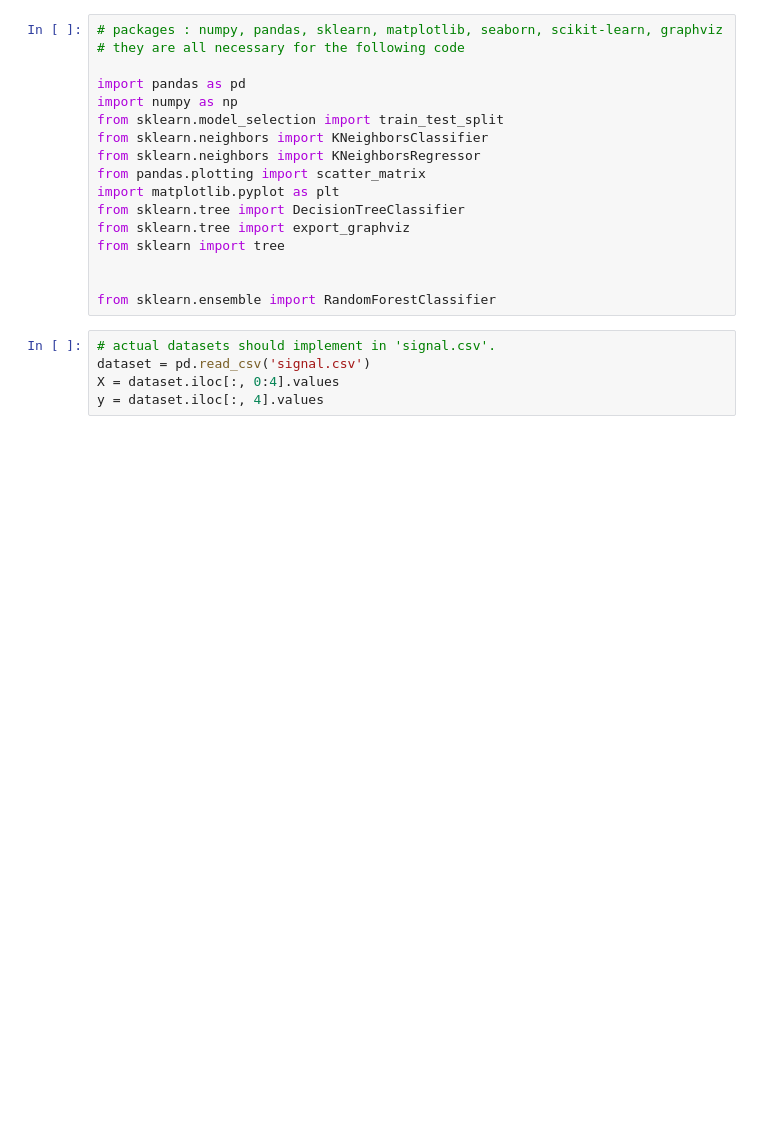
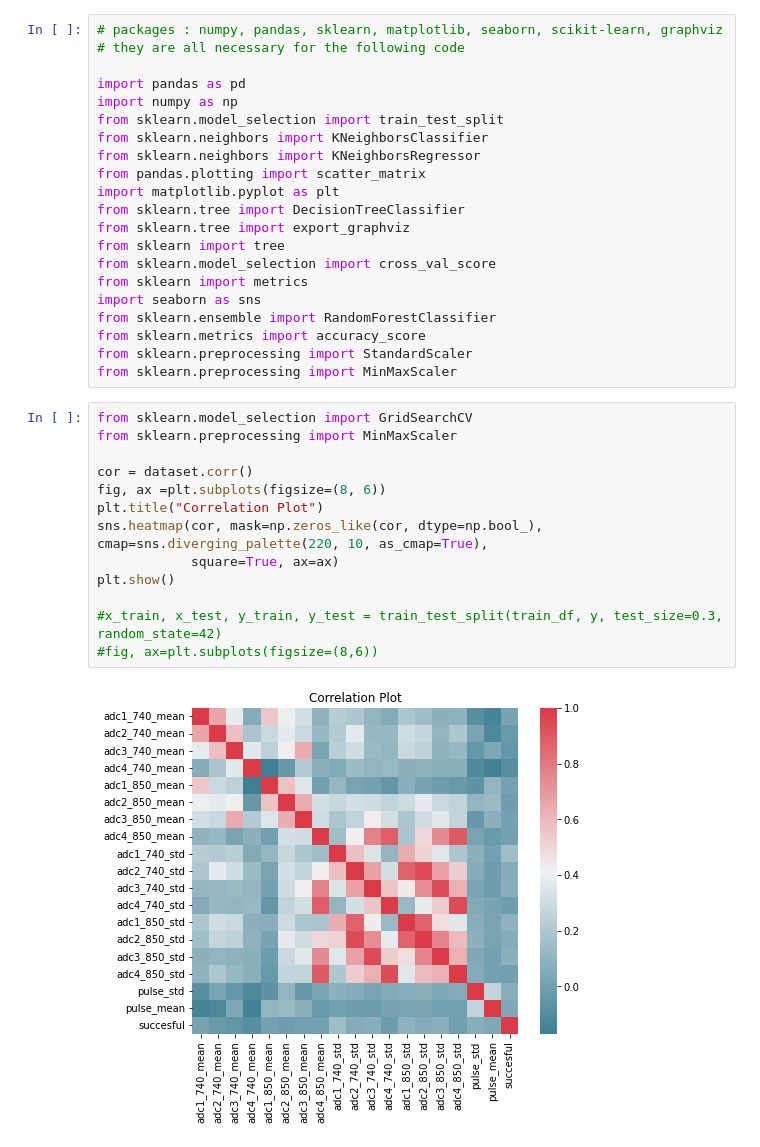
Before and after one commit to ibrahimgns1/BrainTtechs.github.io, a Jupyter notebook: ml-algorithms/ml_algorithms.ipynb, the cells around one changed output. Cells and saved outputs as stored; diff of their text form; blank space fills up the shorter version.

Commit message:
final ml model

```diff
--- a/ml-algorithms/ml_algorithms.ipynb
+++ b/ml-algorithms/ml_algorithms.ipynb
@@ -12,11 +12,25 @@ import matplotlib.pyplot as plt
 from sklearn.tree import DecisionTreeClassifier
 from sklearn.tree import export_graphviz
 from sklearn import tree
-
-
+from sklearn.model_selection import cross_val_score
+from sklearn import metrics
+import seaborn as sns
 from sklearn.ensemble import RandomForestClassifier
+from sklearn.metrics import accuracy_score
+from sklearn.preprocessing import StandardScaler
+from sklearn.preprocessing import MinMaxScaler
-# %%
-# actual datasets should implement in 'signal.csv'.
-dataset = pd.read_csv('signal.csv')
-X = dataset.iloc[:, 0:4].values
-y = dataset.iloc[:, 4].values
+# %%
+from sklearn.model_selection import GridSearchCV
+from sklearn.preprocessing import MinMaxScaler
+
+cor = dataset.corr()
+fig, ax =plt.subplots(figsize=(8, 6))
+plt.title("Correlation Plot")
+sns.heatmap(cor, mask=np.zeros_like(cor, dtype=np.bool_), cmap=sns.diverging_palette(220, 10, as_cmap=True),
+            square=True, ax=ax)
+plt.show()
+
+#x_train, x_test, y_train, y_test = train_test_split(train_df, y, test_size=0.3, random_state=42)
+#fig, ax=plt.subplots(figsize=(8,6))
+# %% [output]
+[figure, added]
```
Also changed, not shown: parts of 12 cells of this notebook, 3 other files.
